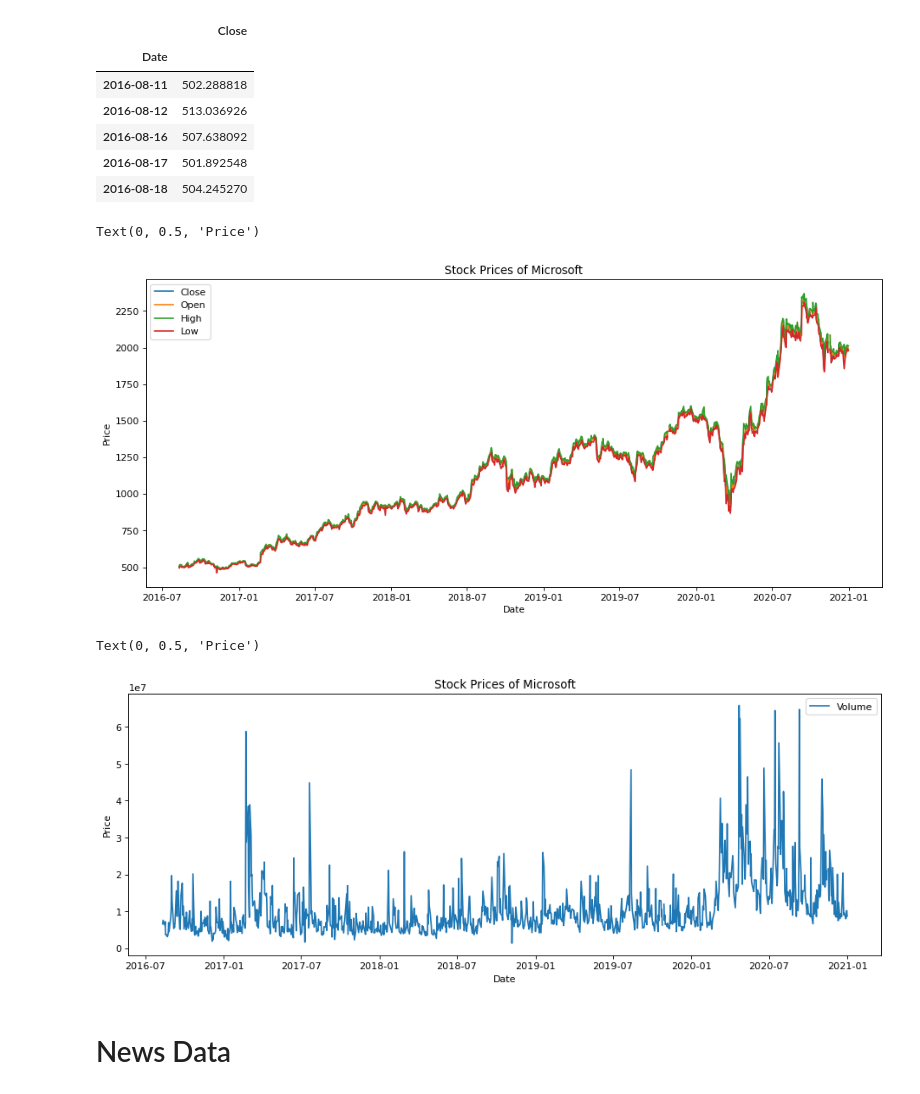
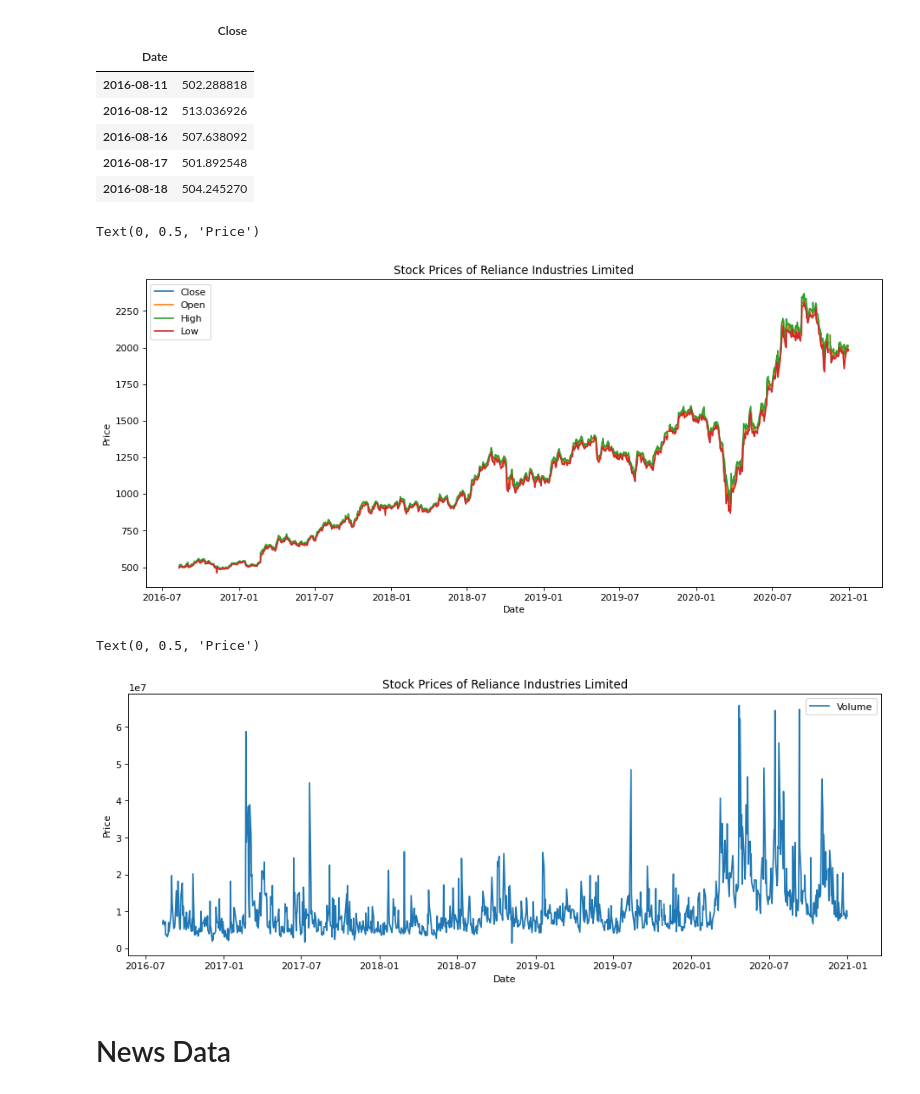
Before and after one commit to mtariquekhan11/TSF-GRIP-DSBA-Internship-final, a Jupyter notebook: Task 7 - Stock Market Prediction using Numerical and Textual Analysis.ipynb, the cells around one changed output. Saved outputs shown, nothing was run; the diff lists cells and outputs as text; code cells hidden in the pictures.

```diff
--- a/Task 7 - Stock Market Prediction using Numerical and Textual Analysis.ipynb
+++ b/Task 7 - Stock Market Prediction using Numerical and Textual Analysis.ipynb
@@ -199,23 +199,23 @@ plt.plot(stock_price["High"], label="High")
 plt.plot(stock_price["Low"], label="Low")
 
 plt.legend()
-plt.title("Stock Prices of Microsoft")
+plt.title("Stock Prices of Reliance Industries Limited")
 plt.xlabel("Date")
 plt.ylabel("Price")
 # %% [output]
 Text(0, 0.5, 'Price')
-[figure, old version]
+[figure, new version]
 # %%
 figure(figsize=(14, 5), dpi=80)
 plt.plot(stock_price["Volume"], label="Volume")
 
 plt.legend()
-plt.title("Stock Prices of Microsoft")
+plt.title("Stock Prices of Reliance Industries Limited")
 plt.xlabel("Date")
 plt.ylabel("Price")
 # %% [output]
 Text(0, 0.5, 'Price')
-[figure, old version]
+[figure, new version]
 # %% [markdown]
 # News Data
 # %%
```
Also changed, not shown: parts of 14 cells of this notebook, 1 other file.
